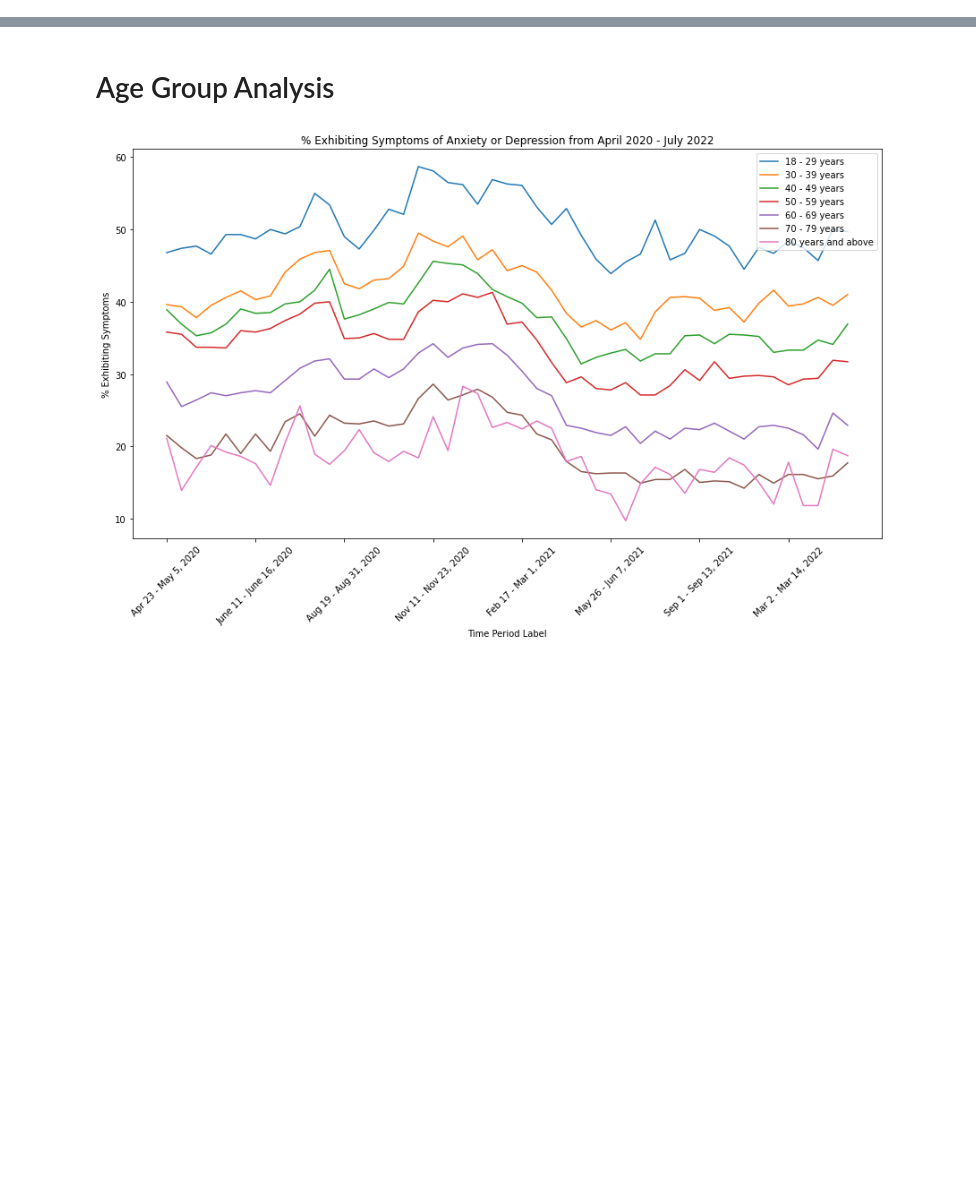
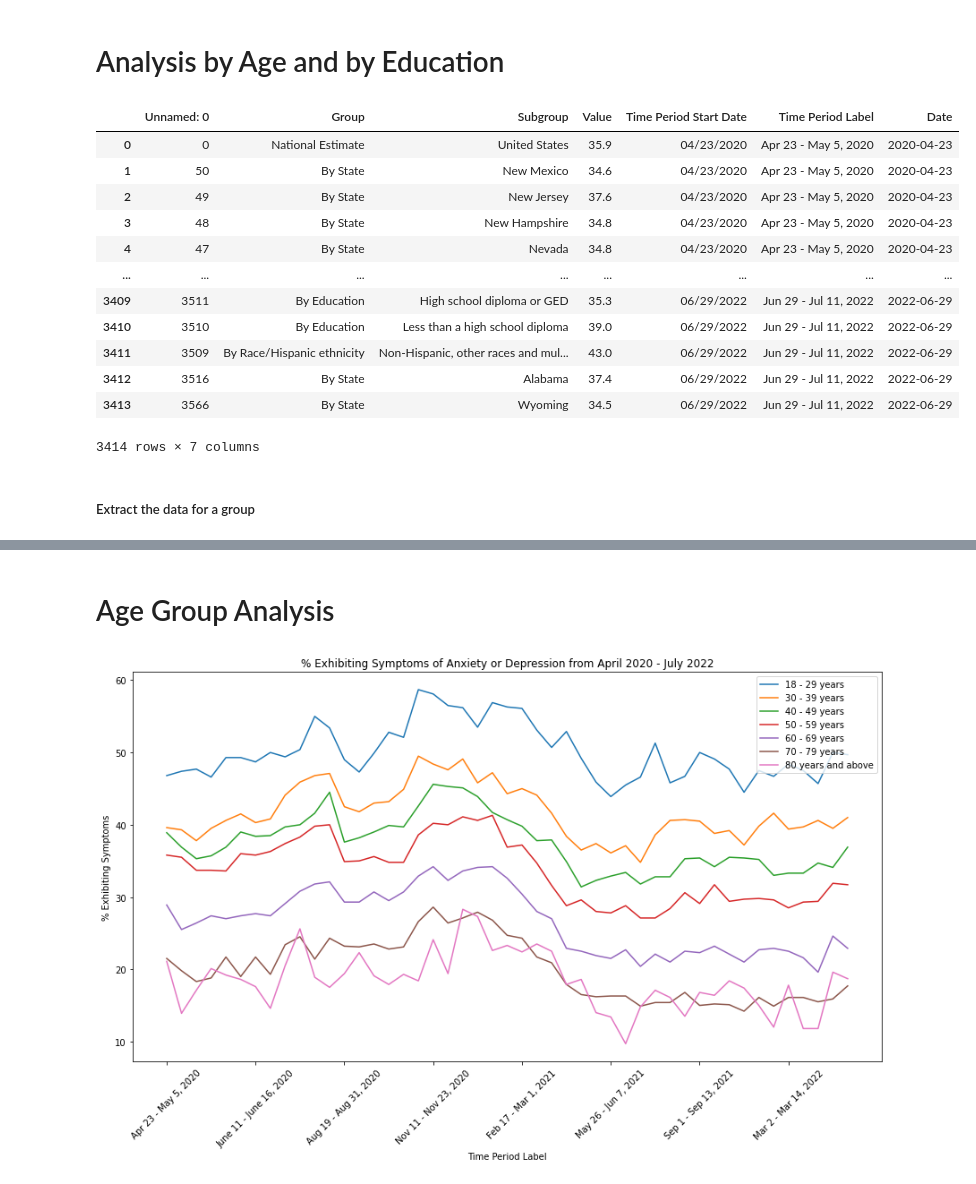
Before and after one commit to nitchon/covid_mental_health, a Jupyter notebook: Mental Health in America.ipynb, the cells around one changed output, grey strips where cells are left out. Saved outputs shown, nothing was run; the diff lists cells and outputs as text; code cells hidden in the pictures; blank space fills up the shorter version.

```diff
--- a/Mental Health in America.ipynb
+++ b/Mental Health in America.ipynb
@@ -9,3 +9,25 @@ import numpy as np
 from ipywidgets.embed import embed_minimal_html
 import scipy.stats as st
 pd.options.mode.chained_assignment = None  # default='warn'
+# %% [markdown]
+# Analysis by Age and by Education
+# %%
+# Save the csv data to a dataframe
+mental_data = pd.read_csv('Resources/mental_data_Anxiety_and_Depressive_disorder.csv')
+mental_data
+# %% [output]
+|  | Unnamed: 0 | Group | Subgroup | Value | Time Period Start Date | Time Period Label | Date |
+| 0 | 0 | National Estimate | United States | 35.9 | 04/23/2020 | Apr 23 - May 5, 2020 | 2020-04-23 |
+| 1 | 50 | By State | New Mexico | 34.6 | 04/23/2020 | Apr 23 - May 5, 2020 | 2020-04-23 |
+| 2 | 49 | By State | New Jersey | 37.6 | 04/23/2020 | Apr 23 - May 5, 2020 | 2020-04-23 |
+| 3 | 48 | By State | New Hampshire | 34.8 | 04/23/2020 | Apr 23 - May 5, 2020 | 2020-04-23 |
+| 4 | 47 | By State | Nevada | 34.8 | 04/23/2020 | Apr 23 - May 5, 2020 | 2020-04-23 |
+| ... | ... | ... | ... | ... | ... | ... | ... |
+| 3409 | 3511 | By Education | High school diploma or GED | 35.3 | 06/29/2022 | Jun 29 - Jul 11, 2022 | 2022-06-29 |
+| 3410 | 3510 | By Education | Less than a high school diploma | 39.0 | 06/29/2022 | Jun 29 - Jul 11, 2022 | 2022-06-29 |
+| 3411 | 3509 | By Race/Hispanic ethnicity | Non-Hispanic, other races and mul... | 43.0 | 06/29/2022 | Jun 29 - Jul 11, 2022 | 2022-06-29 |
+| 3412 | 3516 | By State | Alabama | 37.4 | 06/29/2022 | Jun 29 - Jul 11, 2022 | 2022-06-29 |
+| 3413 | 3566 | By State | Wyoming | 34.5 | 06/29/2022 | Jun 29 - Jul 11, 2022 | 2022-06-29 |
+3414 rows × 7 columns
+# %% [markdown]
+##### Extract the data for a group
```
Also changed, not shown: parts of 4 cells of this notebook, 2 other files.
